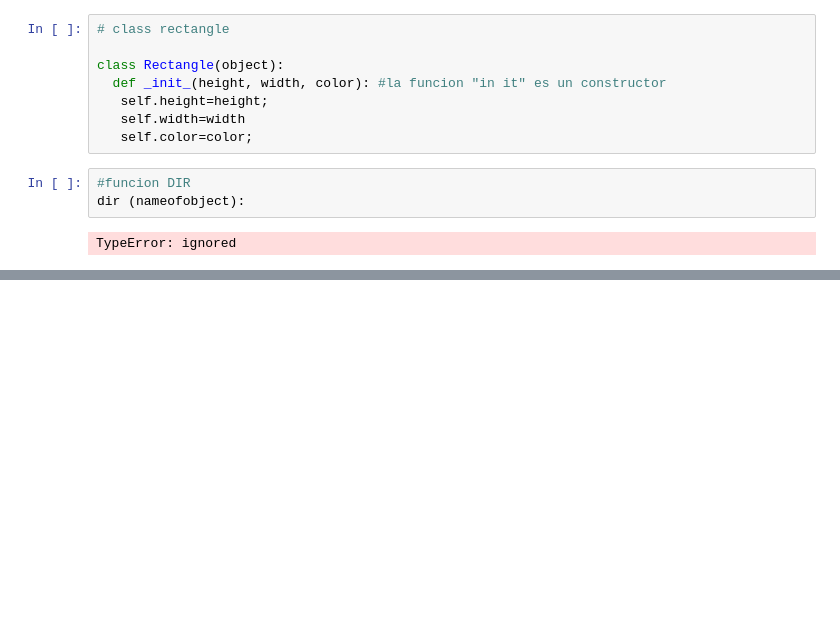
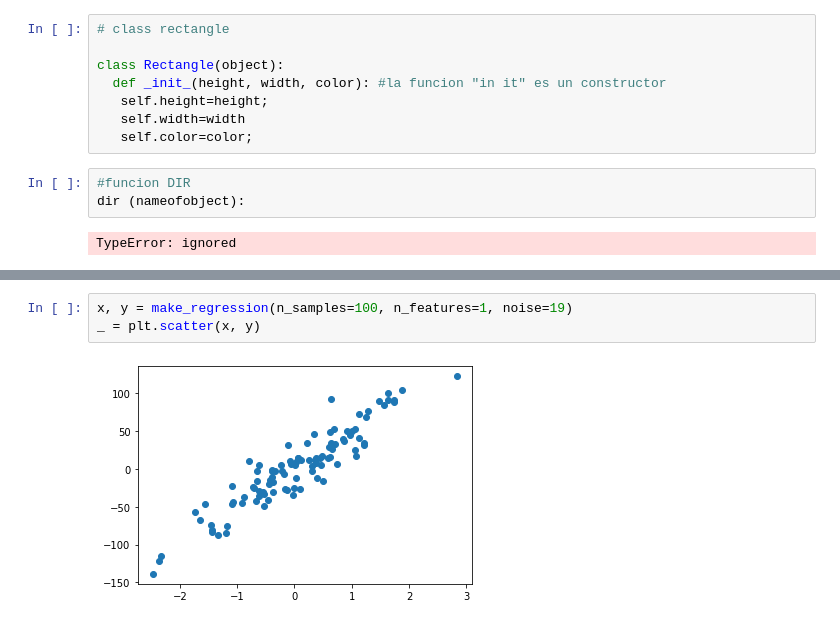
Before and after one commit to yober1315/colab, a Jupyter notebook: PythonxDataScience.ipynb, the cells around one changed output, grey strips where cells are left out. Drawn from its saved outputs; the diff is of its cells as text; blank space fills up the shorter version.

```diff
--- a/PythonxDataScience.ipynb
+++ b/PythonxDataScience.ipynb
@@ -406,0 +446,5 @@ TypeError: ignored
+# %%
+x, y = make_regression(n_samples=100, n_features=1, noise=19)
+_ = plt.scatter(x, y)
+# %% [output]
+[figure, added]
```
Also changed, not shown: parts of 18 cells of this notebook.
